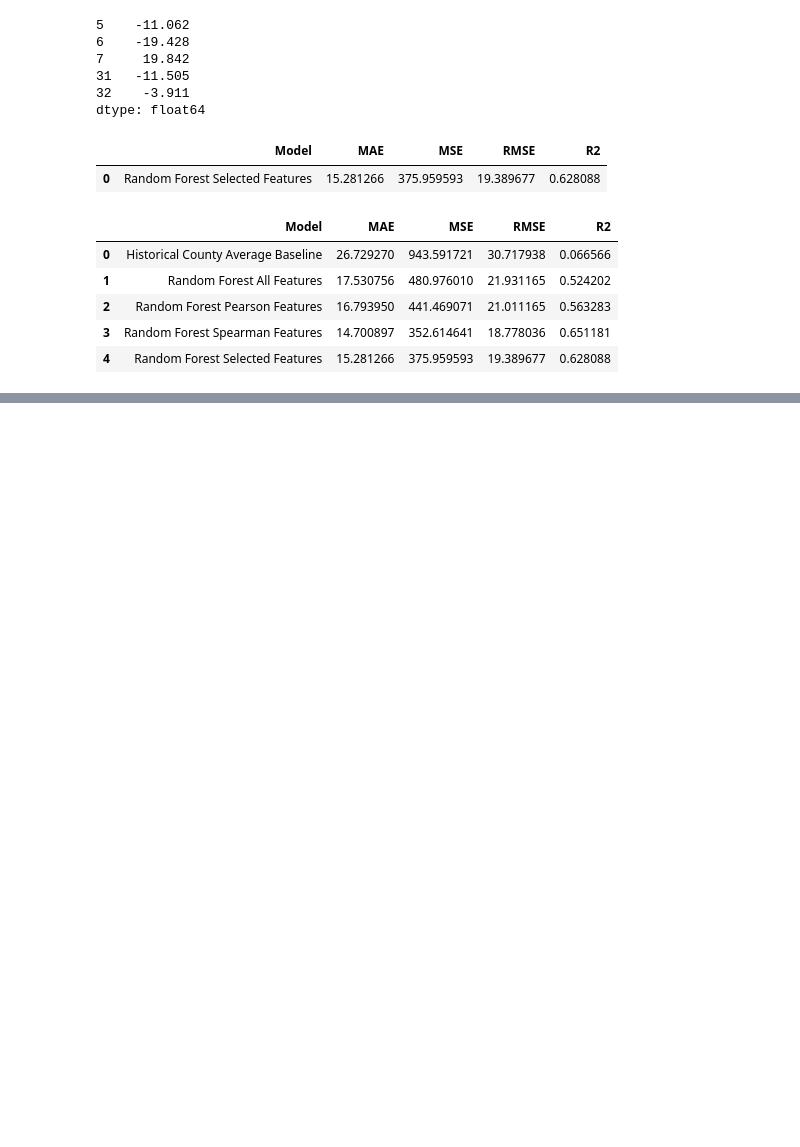
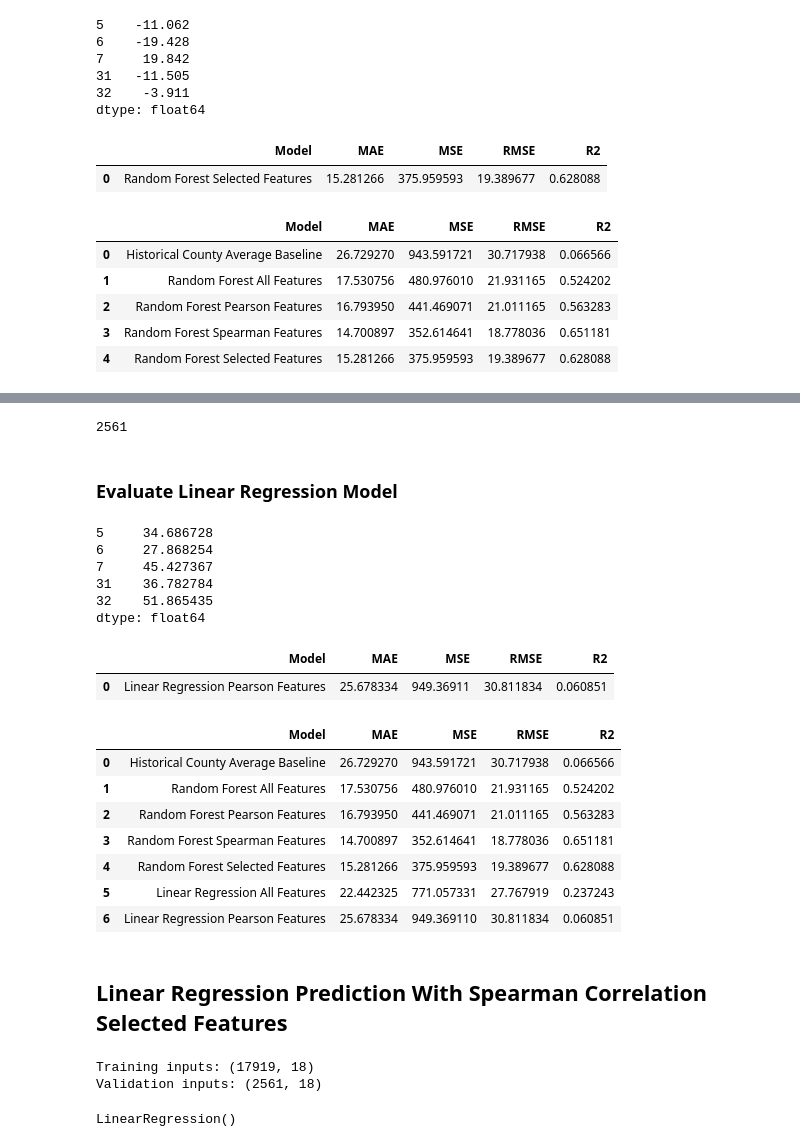
Before and after one commit to JTRIII/corn-yield-thesis, a Jupyter notebook: notebooks/06_model_evaluation_and_final_results.ipynb, the cells around one changed output, grey strips where cells are left out. Cells and saved outputs as stored; diff of their text form; code cells hidden in the pictures; blank space fills up the shorter version.

```diff
--- a/notebooks/06_model_evaluation_and_final_results.ipynb
+++ b/notebooks/06_model_evaluation_and_final_results.ipynb
@@ -854,0 +967,7 @@ model_comparison
+# %%
+lr_pearson_preview = pd.DataFrame({
+    "Actual yield": y_validation,
+    "Predicted yield": lr_pearson_predictions
+}, index=X_validation_pearson.index)
+
+lr_pearson_preview.head()
@@ -854,0 +981,64 @@ model_comparison
+# %%
+len(lr_pearson_predictions)
+# %% [output]
+2561
+# %% [markdown]
+### Evaluate Linear Regression Model
+# %%
+lr_pearson_errors = (lr_pearson_preview["Actual yield"] - lr_pearson_preview["Predicted yield"])
+lr_pearson_errors.head()
+# %% [output]
+5     34.686728
+6     27.868254
+7     45.427367
+31    36.782784
+32    51.865435
+dtype: float64
+# %%
+lr_pearson_mae = lr_pearson_errors.abs().mean()
+lr_pearson_mse = (lr_pearson_errors ** 2).mean()
+lr_pearson_rmse = np.sqrt(lr_pearson_mse)
+lr_pearson_squared_error = (lr_pearson_errors ** 2).sum()
+lr_pearson_r2 = 1 - (lr_pearson_squared_error / validation_squared_variation)
+# %%
+lr_pearson_results = pd.DataFrame({
+    "Model": ["Linear Regression Pearson Features"],
+    "MAE": [lr_pearson_mae],
+    "MSE": [lr_pearson_mse],
+    "RMSE": [lr_pearson_rmse],
+    "R2": [lr_pearson_r2]
+})
+
+lr_pearson_results
+# %% [output]
+|  | Model | MAE | MSE | RMSE | R2 |
+| 0 | Linear Regression Pearson Features | 25.678334 | 949.36911 | 30.811834 | 0.060851 |
+# %%
+model_comparison = pd.concat([
+    baseline_results,
+    rf_all_results,
+    rf_pearson_results,
+    rf_spearman_results,
+    rf_selected_results,
+    lr_all_results,
+    lr_pearson_results
+], ignore_index=True)
+
+model_comparison
+# %% [output]
+|  | Model | MAE | MSE | RMSE | R2 |
+| 0 | Historical County Average Baseline | 26.729270 | 943.591721 | 30.717938 | 0.066566 |
+| 1 | Random Forest All Features | 17.530756 | 480.976010 | 21.931165 | 0.524202 |
+| 2 | Random Forest Pearson Features | 16.793950 | 441.469071 | 21.011165 | 0.563283 |
+| 3 | Random Forest Spearman Features | 14.700897 | 352.614641 | 18.778036 | 0.651181 |
+| 4 | Random Forest Selected Features | 15.281266 | 375.959593 | 19.389677 | 0.628088 |
+| 5 | Linear Regression All Features | 22.442325 | 771.057331 | 27.767919 | 0.237243 |
+| 6 | Linear Regression Pearson Features | 25.678334 | 949.369110 | 30.811834 | 0.060851 |
+# %% [markdown]
+## Linear Regression Prediction With Spearman Correlation Selected Features
+# %%
+print("Training inputs:", X_train_spearman.shape)
+print("Validation inputs:", X_validation_spearman.shape)
+# %% [output]
+Training inputs: (17919, 18)
+Validation inputs: (2561, 18)
@@ -854,0 +1054,5 @@ model_comparison
+# %%
+# Train Model
+lr_spearman.fit(X_train_spearman_scaled, y_train)
+# %% [output]
+LinearRegression()
```
Also changed, not shown: parts of 44 cells of this notebook.
